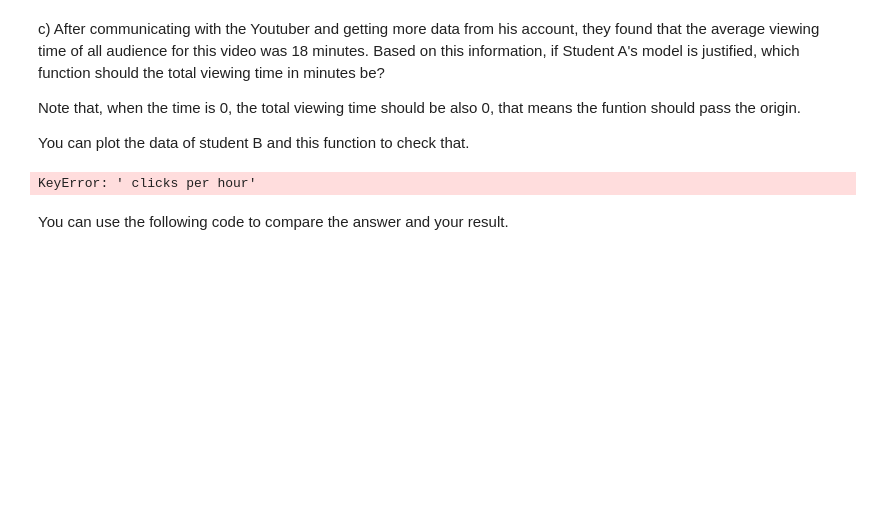
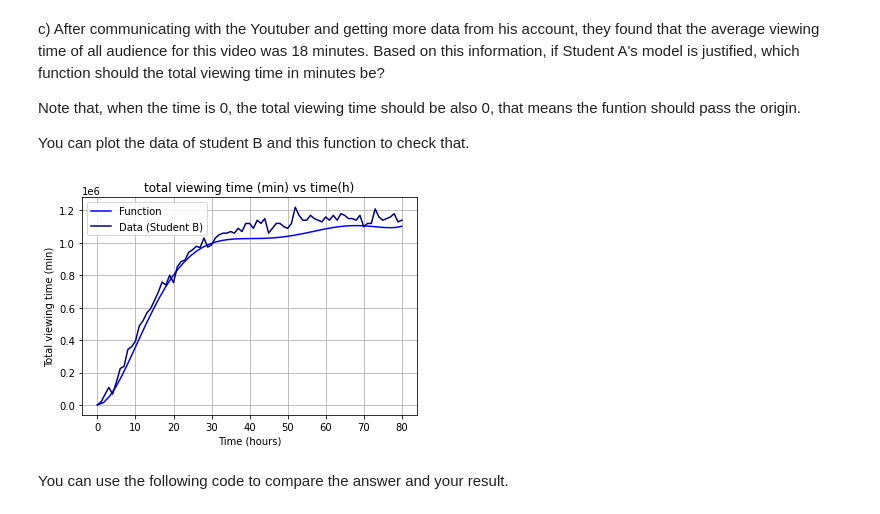
Before and after one commit to abartashevich/computational-thinking-week-individual-14586517, a Jupyter notebook: challenge_calculus/Review_Calculus.ipynb, the cells around one changed output. Drawn from its saved outputs; the diff is of its cells as text; code cells hidden in the pictures; blank space fills up the shorter version.

```diff
--- a/challenge_calculus/Review_Calculus.ipynb
+++ b/challenge_calculus/Review_Calculus.ipynb
@@ -118,38 +118,42 @@ Note that, when the time is 0, the total viewing time should be also 0, that mea
 
 You can plot the data of student B and this function to check that.
 # %%
+import numpy as np
+import pandas as pd
+import matplotlib.pyplot as plt
+
 def IntegralPoly(x):
     y = 18*(1.33e-05*x**6 -3.6e-03*x**5 +3.7e-01*x**4 -1.75e+01*x**3 +3.4e+02*x**2)
     return y
 
-# Generate x values (time in hours)
+# x values in hours
 x = np.linspace(0, 80)
 
-# Calculate y values using the function
+# Calculate y  using the function
 y = IntegralPoly(x)
 
-data_A = pd.read_csv('data_student_B.csv')
+data_B = pd.read_csv('data_student_B.csv')
 
 # Extract the columns
-x_data = data_A['time (h)']
-y_data = data_A[' clicks per hour']
+x_data = data_B['time (h)']
+y_data = data_B['Total viewing time (min)']
 
 # Plot the dunction and the data points
 plt.plot(x, y, label='Function', color='blue')
-plt.plot(x_data, y_data, label='Data (Student A)', color='navy')
+plt.plot(x_data, y_data, label='Data (Student B)', color='navy')
 plt.plot()
 
 # Add labels and a legend
 plt.xlabel('Time (hours)')
-plt.ylabel('Clicks')
+plt.ylabel('Total viewing time (min)')
 plt.legend()
 
 # Show the plot
 plt.grid(True)
-plt.title('Clicks per Hour vs. Time')
+plt.title('total viewing time (min) vs time(h)')
 plt.show()
 # %% [output]
-KeyError: ' clicks per hour'
+[figure, added]
 # %% [markdown]
 You can use the following code to compare the answer and your result.
 # %%
```
Also changed, not shown: parts of 4 cells of this notebook.
